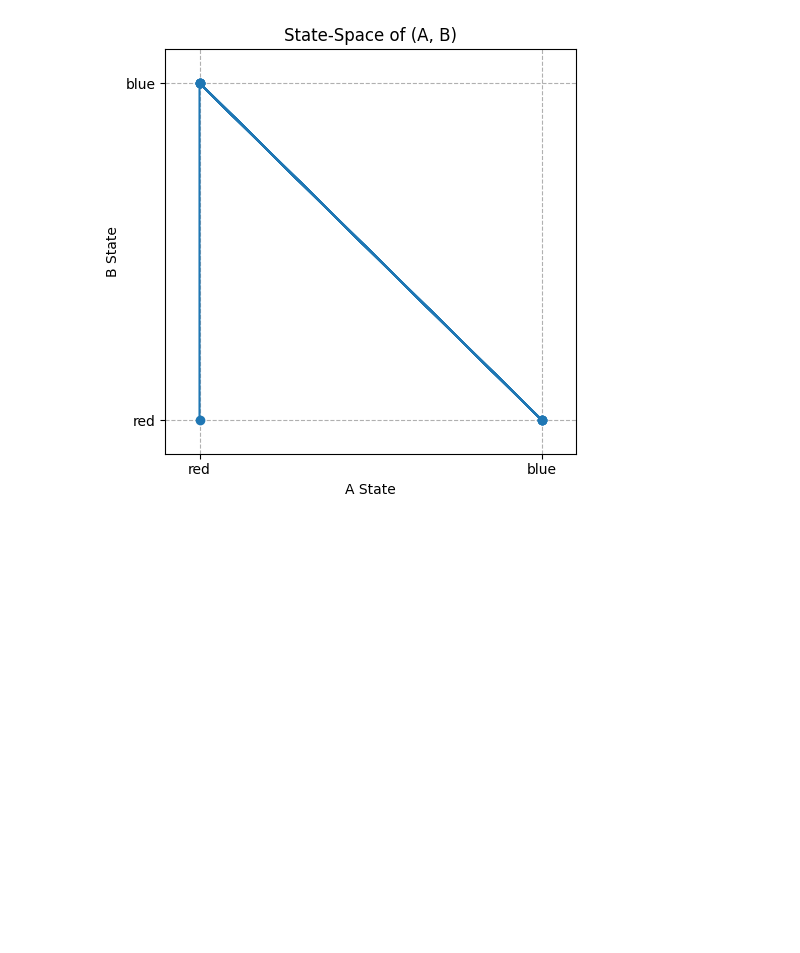
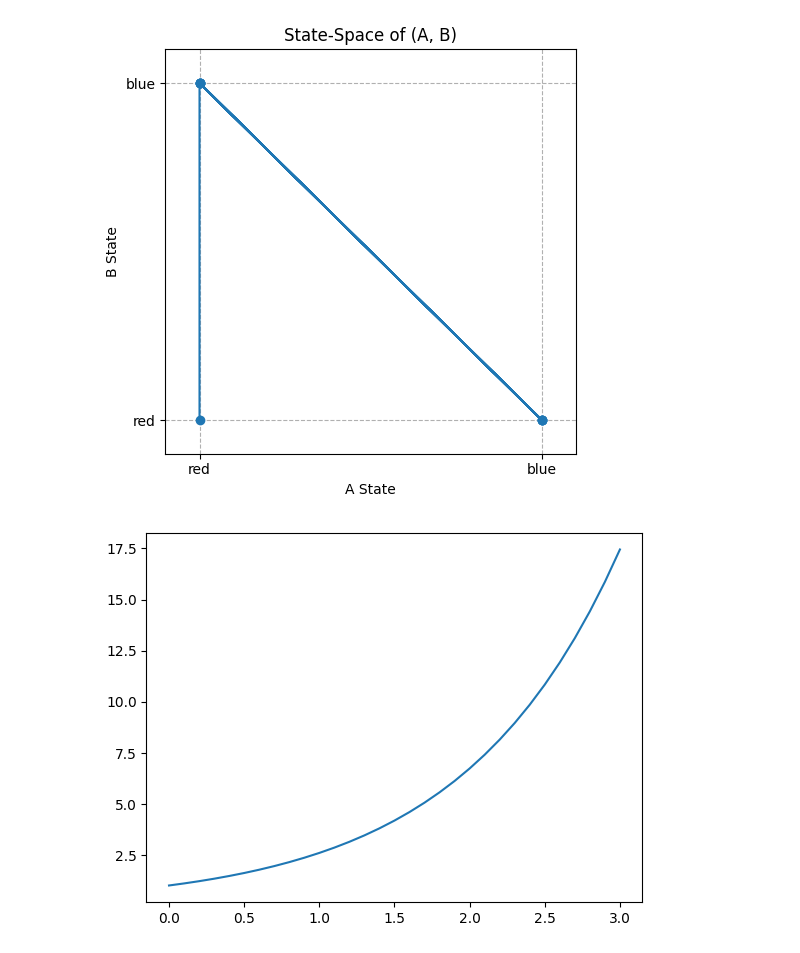
Before and after one commit to SearchingAlpha/mathematical-modelling-and-computer-science, a Jupyter notebook: 4_Discrete-time_models_I_Modeling/page.ipynb, the cells around one changed output. Cells and saved outputs as stored; diff of their text form; code cells hidden in the pictures; blank space fills up the shorter version.

```diff
--- a/4_Discrete-time_models_I_Modeling/page.ipynb
+++ b/4_Discrete-time_models_I_Modeling/page.ipynb
@@ -63,3 +70,28 @@ plt.tight_layout()
 plt.show()
 # %% [output]
 [figure]
+# %%
+
+a = 1.1
+def initialize():
+    global x, result, t, timesteps ###
+    x = 1.
+    result = [x]
+    t = 0. ###
+    timesteps = [t] ###
+def observe():
+    global x, result, t, timesteps ###
+    result.append(x)
+    timesteps.append(t) ###
+def update():
+    global x, result, t, timesteps ###
+    x = a * x
+    t = t + 0.1 ###
+initialize()
+while t < 3.: ###
+    update()
+    observe()
+plot(timesteps, result) ###
+show()
+# %% [output]
+[figure, added]
```
Also changed, not shown: parts of 17 cells of this notebook, 2 other files.
